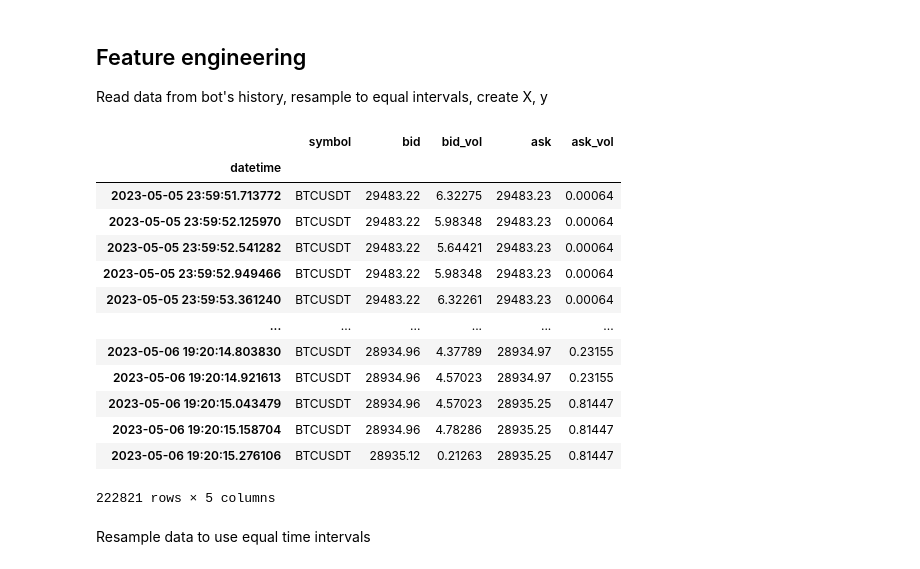
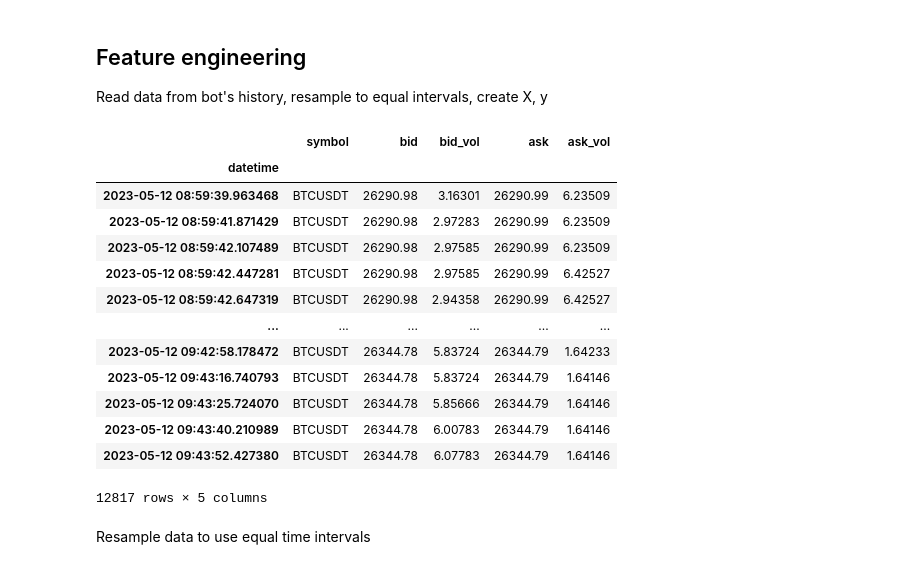
Before and after one commit to DmitryPukhov/pytrade2, a Jupyter notebook: analysis/Predict low high models.ipynb, the cells around one changed output. Drawn from its saved outputs; the diff is of its cells as text; code cells hidden in the pictures.

```diff
--- a/analysis/Predict low high models.ipynb
+++ b/analysis/Predict low high models.ipynb
@@ -45,41 +45,41 @@ Read data from bot's history, resample to equal intervals, create X, y
 # %%
 import os
 import glob
 import pandas as pd
 from datetime import timedelta,date
 
 def read_last_data(strategy, days=1):
     """ Read last last day from bot history """
 
     def read_last(symbol: str, name: str, days=1):
-        data_dir=f"./../data/{strategy}/Xy"
+        data_dir=f"./../data/yandex-cloud/{strategy}/Xy"
         file_paths = sorted([f"{data_dir}/{f}" for f in os.listdir(data_dir) if f.endswith(f"{symbol}_{name}.csv")])[-days:]
         return pd.concat([pd.read_csv(f, parse_dates=True, index_col="datetime") for f in file_paths])
 
     data=read_last("BTCUSDT", "data", days)
     X=read_last("BTCUSDT", "X", days)
     y=read_last("BTCUSDT", "y", days)
     return data,X,y
 
 #strategy="SimpleKerasStrategy"
 strategy="LSTMStrategy"
 bidask,X_bot,y_bot = read_last_data(strategy, days=1)
 bidask
 # %% [output]
 |  | symbol | bid | bid_vol | ask | ask_vol |
 | datetime |  |  |  |  |  |
-| 2023-05-05 23:59:51.713772 | BTCUSDT | 29483.22 | 6.32275 | 29483.23 | 0.00064 |
-| 2023-05-05 23:59:52.125970 | BTCUSDT | 29483.22 | 5.98348 | 29483.23 | 0.00064 |
-| 2023-05-05 23:59:52.541282 | BTCUSDT | 29483.22 | 5.64421 | 29483.23 | 0.00064 |
-| 2023-05-05 23:59:52.949466 | BTCUSDT | 29483.22 | 5.98348 | 29483.23 | 0.00064 |
-| 2023-05-05 23:59:53.361240 | BTCUSDT | 29483.22 | 6.32261 | 29483.23 | 0.00064 |
+| 2023-05-12 08:59:39.963468 | BTCUSDT | 26290.98 | 3.16301 | 26290.99 | 6.23509 |
+| 2023-05-12 08:59:41.871429 | BTCUSDT | 26290.98 | 2.97283 | 26290.99 | 6.23509 |
+| 2023-05-12 08:59:42.107489 | BTCUSDT | 26290.98 | 2.97585 | 26290.99 | 6.23509 |
+| 2023-05-12 08:59:42.447281 | BTCUSDT | 26290.98 | 2.97585 | 26290.99 | 6.42527 |
+| 2023-05-12 08:59:42.647319 | BTCUSDT | 26290.98 | 2.94358 | 26290.99 | 6.42527 |
 | ... | ... | ... | ... | ... | ... |
-| 2023-05-06 19:20:14.803830 | BTCUSDT | 28934.96 | 4.37789 | 28934.97 | 0.23155 |
-| 2023-05-06 19:20:14.921613 | BTCUSDT | 28934.96 | 4.57023 | 28934.97 | 0.23155 |
-| 2023-05-06 19:20:15.043479 | BTCUSDT | 28934.96 | 4.57023 | 28935.25 | 0.81447 |
-| 2023-05-06 19:20:15.158704 | BTCUSDT | 28934.96 | 4.78286 | 28935.25 | 0.81447 |
-| 2023-05-06 19:20:15.276106 | BTCUSDT | 28935.12 | 0.21263 | 28935.25 | 0.81447 |
+| 2023-05-12 09:42:58.178472 | BTCUSDT | 26344.78 | 5.83724 | 26344.79 | 1.64233 |
+| 2023-05-12 09:43:16.740793 | BTCUSDT | 26344.78 | 5.83724 | 26344.79 | 1.64146 |
+| 2023-05-12 09:43:25.724070 | BTCUSDT | 26344.78 | 5.85666 | 26344.79 | 1.64146 |
+| 2023-05-12 09:43:40.210989 | BTCUSDT | 26344.78 | 6.00783 | 26344.79 | 1.64146 |
+| 2023-05-12 09:43:52.427380 | BTCUSDT | 26344.78 | 6.07783 | 26344.79 | 1.64146 |
-222821 rows × 5 columns
+12817 rows × 5 columns
 # %% [markdown]
 Resample data to use equal time intervals
 # %%
```
Also changed, not shown: parts of 2 cells of this notebook, 5 other files.
